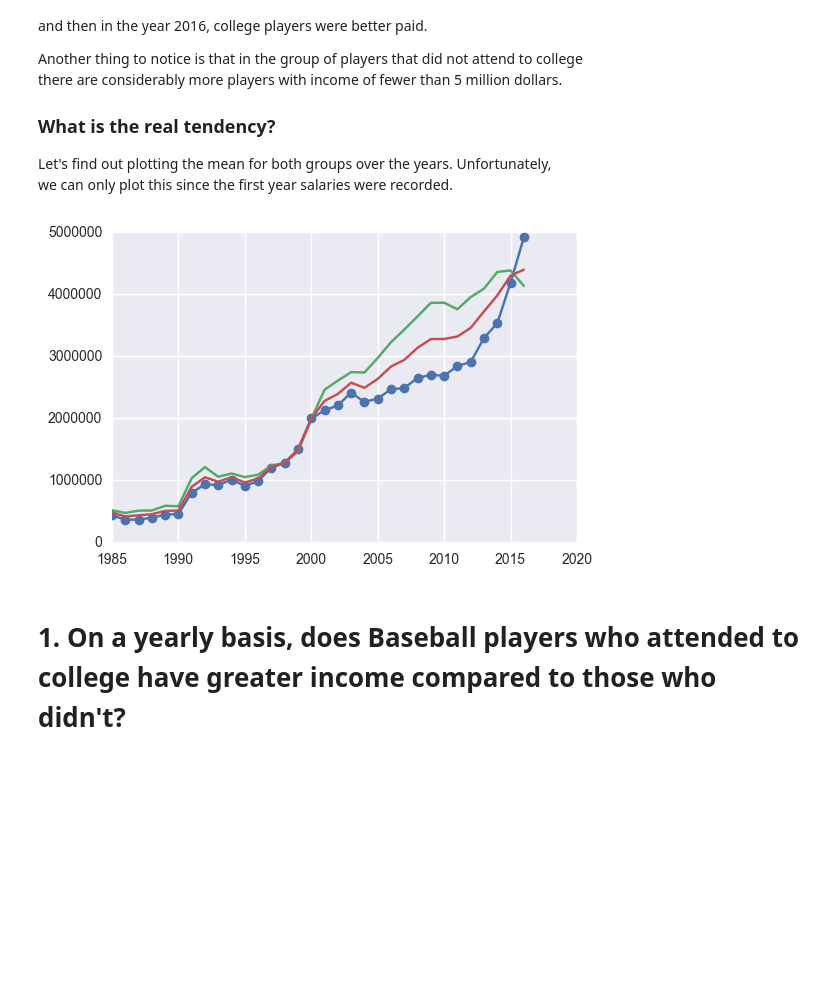
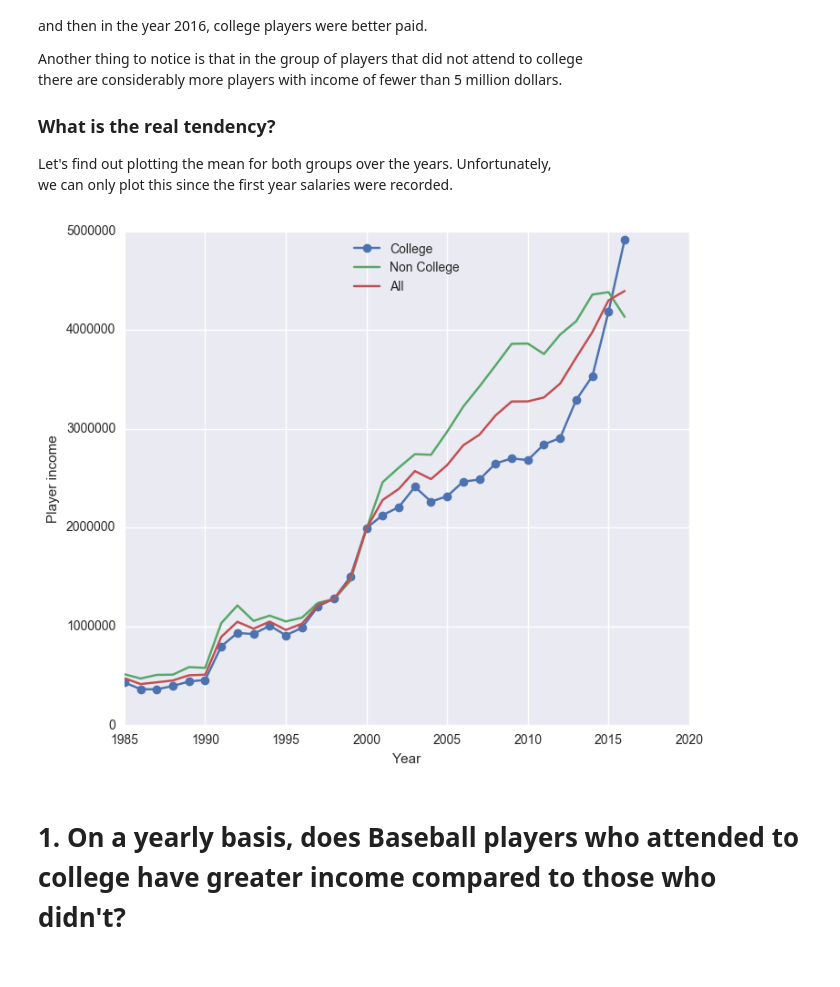
Before and after one commit to ulitosCoder/DataAnalysis, a Jupyter notebook: project_investigate_a_dataset/Baseball Data Analysis.ipynb, the cells around one changed output. Drawn from its saved outputs; the diff is of its cells as text; code cells hidden in the pictures; blank space fills up the shorter version.

```diff
--- a/project_investigate_a_dataset/Baseball Data Analysis.ipynb
+++ b/project_investigate_a_dataset/Baseball Data Analysis.ipynb
@@ -131,14 +134,20 @@ we can only plot this since the first year salaries were recorded.
 # %%
 clgmeans  = college_player_salaries.groupby('yearID').salary.mean()
 nclgmeans = non_college_player_salaries.groupby('yearID').salary.mean()
 allmean   =  salaries_df.groupby('yearID').salary.mean()
 
+fig, axes = plt.subplots(nrows=1, ncols=1, figsize=(8, 7), sharex=False)
 
-l1 = plt.plot(clgmeans,label='College', marker='o')
-l2 = plt.plot(nclgmeans, label='Non College')
-l3 = plt.plot(allmean, label='All', marker='+')
+
+axes.plot(clgmeans,label='College', marker='o')
+axes.plot(nclgmeans, label='Non College')
+axes.plot(allmean, label='All', marker='+')
+axes.set_xlabel('Year')
+axes.set_ylabel('Player income')
+
+legend = axes.legend(loc='upper center', shadow=True)
 # %% [output]
-[figure, old version]
+[figure, new version]
 # %% [markdown]
 # 1. On a yearly basis, does Baseball players who attended to college have greater income compared to those who didn't?
 <br>
```
Also changed, not shown: parts of 5 cells of this notebook.
